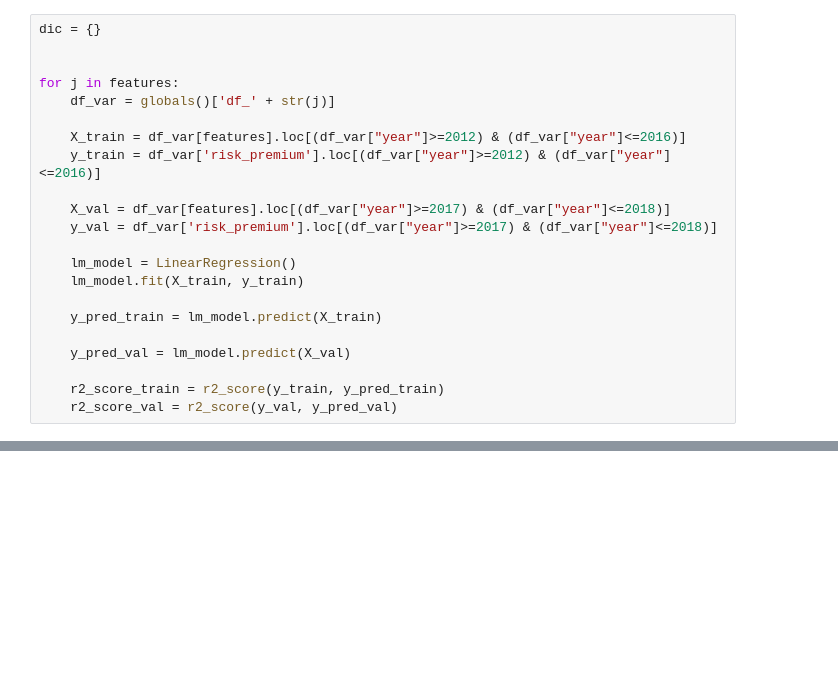
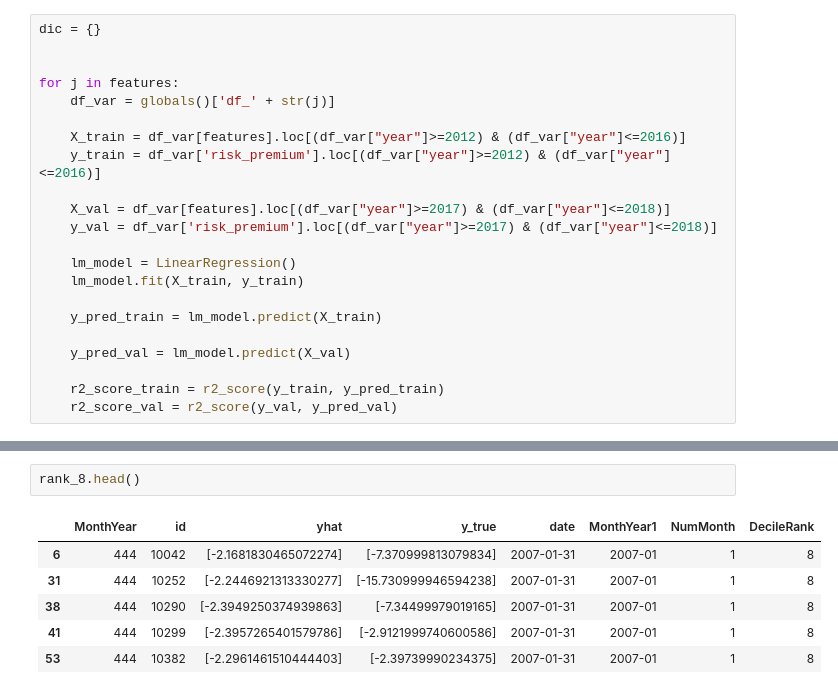
Before and after one commit to KidQuant/Taming-The-Factor-Zoo, a Jupyter notebook: 4.2_LR_Full.ipynb, the cells around one changed output, grey strips where cells are left out. Cells and saved outputs as stored; diff of their text form; blank space fills up the shorter version.

```diff
--- a/4.2_LR_Full.ipynb
+++ b/4.2_LR_Full.ipynb
@@ -318,0 +362,9 @@ results
+# %%
+rank_8.head()
+# %% [output]
+|  | MonthYear | id | yhat | y_true | date | MonthYear1 | NumMonth | DecileRank |
+| 6 | 444 | 10042 | [-2.1681830465072274] | [-7.370999813079834] | 2007-01-31 | 2007-01 | 1 | 8 |
+| 31 | 444 | 10252 | [-2.2446921313330277] | [-15.730999946594238] | 2007-01-31 | 2007-01 | 1 | 8 |
+| 38 | 444 | 10290 | [-2.3949250374939863] | [-7.34499979019165] | 2007-01-31 | 2007-01 | 1 | 8 |
+| 41 | 444 | 10299 | [-2.3957265401579786] | [-2.9121999740600586] | 2007-01-31 | 2007-01 | 1 | 8 |
+| 53 | 444 | 10382 | [-2.2961461510444403] | [-2.39739990234375] | 2007-01-31 | 2007-01 | 1 | 8 |
```
Also changed, not shown: parts of 12 cells of this notebook.
